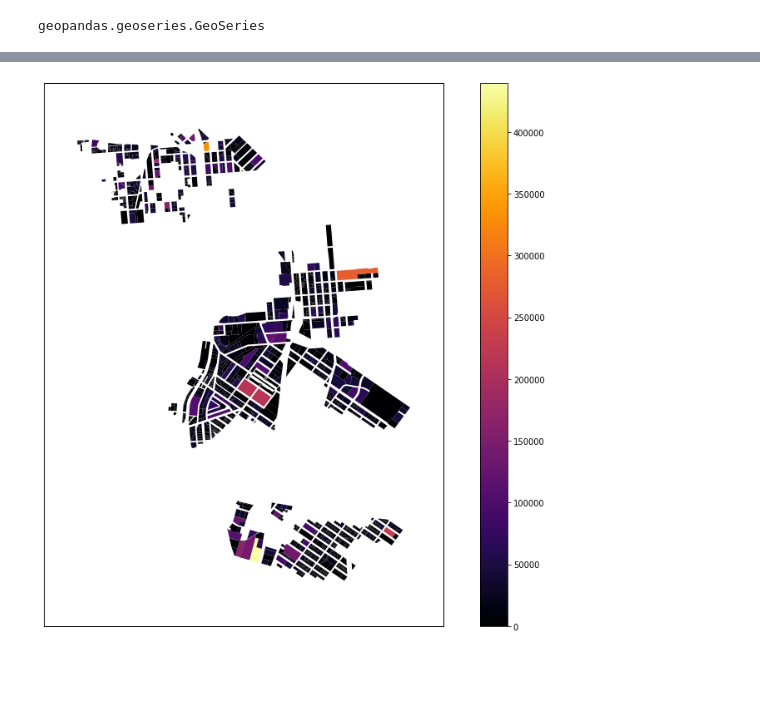
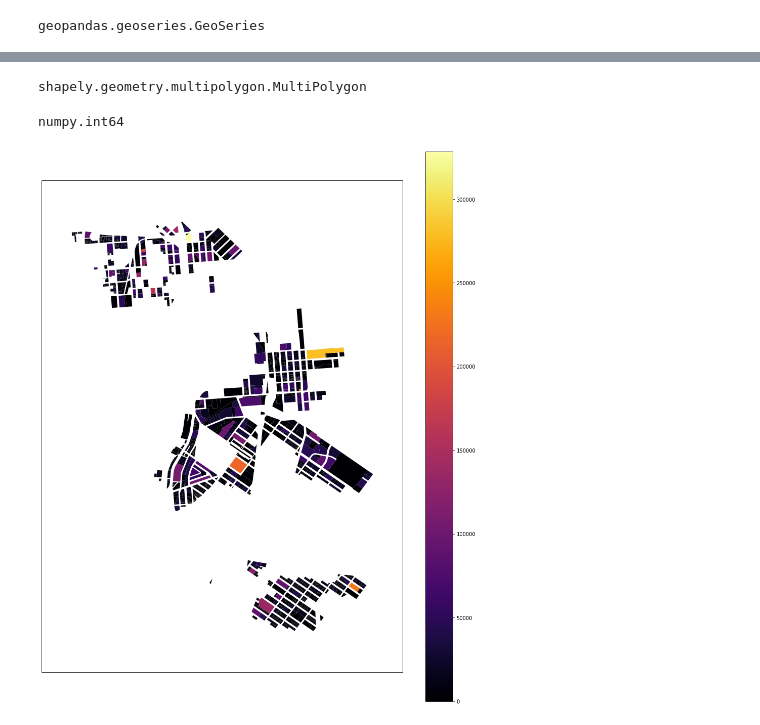
Before and after one commit to jmorgan7/PDR, a Jupyter notebook: PDRPart2.ipynb, the cells around one changed output, grey strips where cells are left out. Drawn from its saved outputs; the diff is of its cells as text; code cells hidden in the pictures; blank space fills up the shorter version.

```diff
--- a/PDRPart2.ipynb
+++ b/PDRPart2.ipynb
@@ -86,3 +127,7 @@ memory usage: 135.8+ KB
+# %%
+parceldatanew["buildingsf"] = pd.to_numeric(parceldatanew["buildingsf"], downcast="float")
+# %%
+parceldatanew.loc[parceldatanew['buildingsf'].isnull()] = -1
 # %%
 #Converting building square feet to integers
-parceldata3['bldgsf2'] = parceldata3['bldgsf'].astype('int')
+parceldatanew['buildingsf2'] = parceldatanew['buildingsf'].astype(float)
@@ -88,0 +154,2 @@ parceldata3['bldgsf2'] = parceldata3['bldgsf'].astype('int')
+# %%
+cleandata = parceldatanew.loc[parceldatanew.geometry != -1]
@@ -98,10 +205,18 @@ parceldata3.head()
+# %%
+type(parceldatanew.geometry[0])
+# %% [output]
+shapely.geometry.multipolygon.MultiPolygon
+# %%
+type(parceldatanew.buildingsf[0])
+# %% [output]
+numpy.int64
 # %%
 # Mapping building square feet with a choropleth. It looks like a lot of buidlings in PDR districts are below 50,000sf
 # I can tell this data isn't up-to-date or has missing data because there are a few new and older PDR buildings that are over 50,000sf not shown in color
 
-ax = geoplot.choropleth(parceldata3, hue='bldgsf2', figsize=(16,12), legend=True, cmap='inferno', projection=geoplot.crs.Robinson())
+ax = geoplot.choropleth(cleandata, hue='buildingsf2', legend=True, cmap='inferno', figsize=(16, 20), projection=geoplot.crs.Robinson())
 
 ax.outline_patch.set_visible(True)
 plt.show()
 # %% [output]
-[figure, old version]
+[figure, new version]
```
Also changed, not shown: parts of 13 cells of this notebook, 1 other file.
